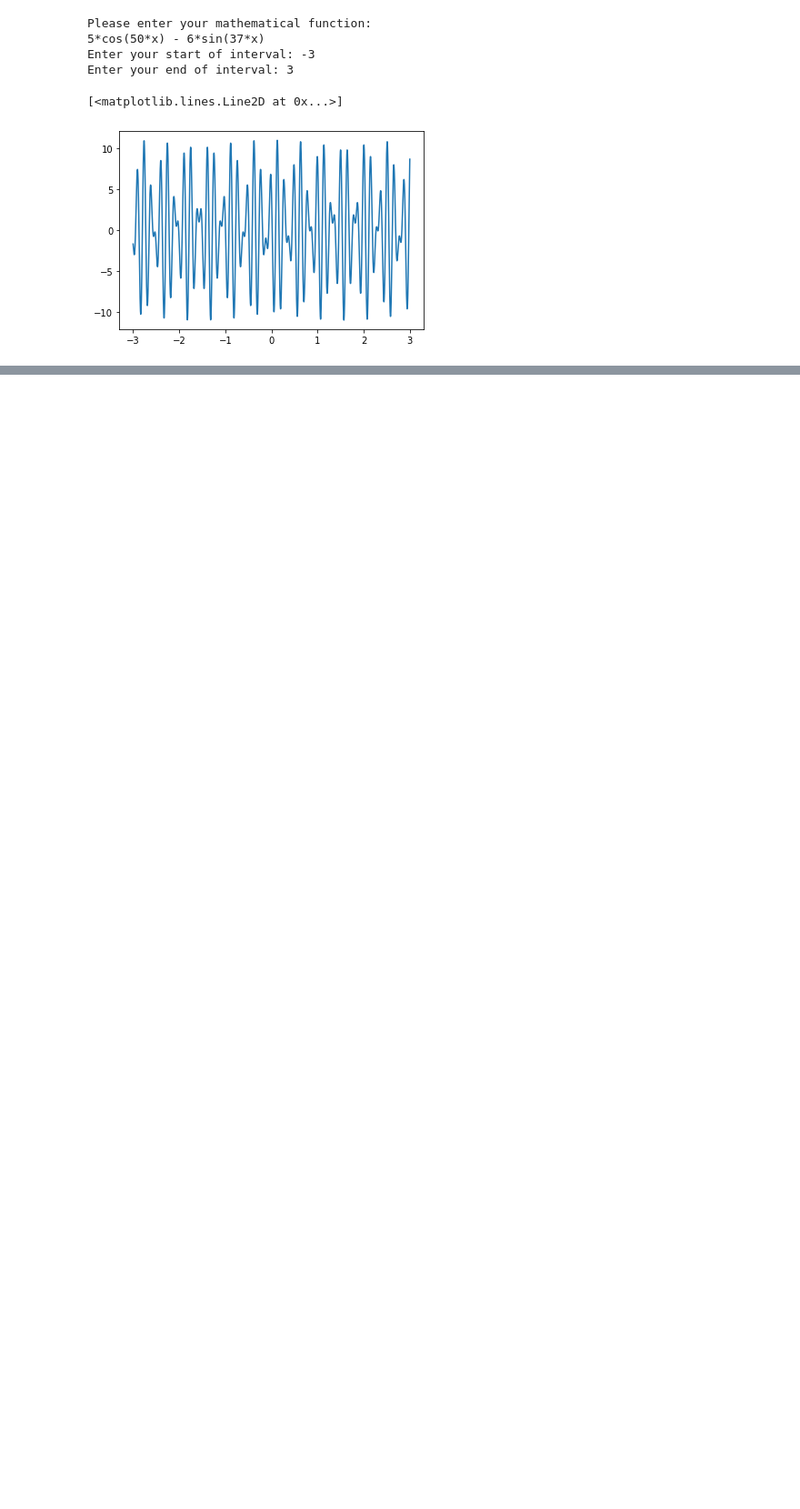
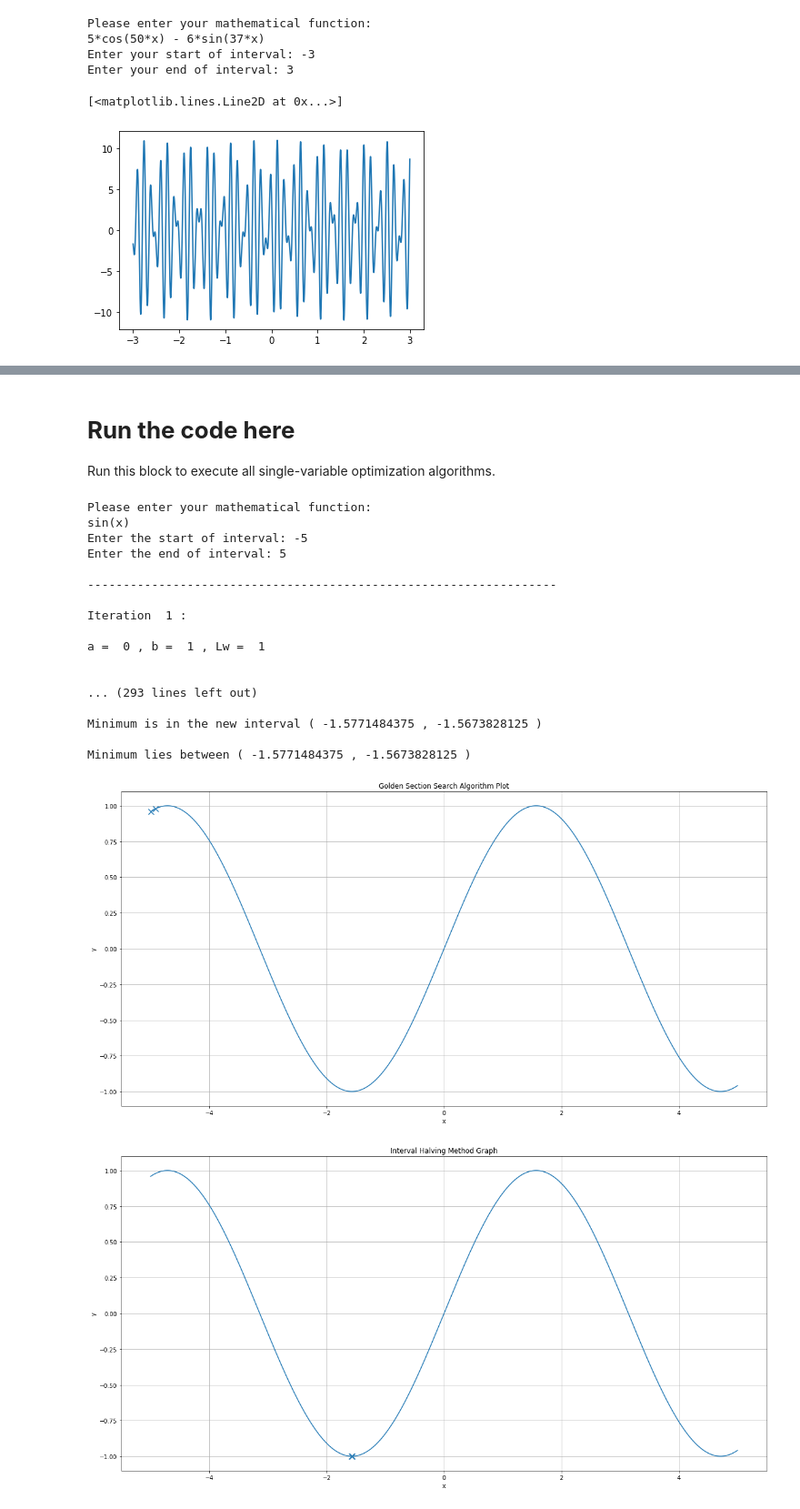
Before and after one commit to newb-dev-1008/Optimization-Algorithms, a Jupyter notebook: Optimization_Algorithms.ipynb, the cells around one changed output, grey strips where cells are left out. Shown: that part at 91% size. Saved outputs shown, nothing was run; the diff lists cells and outputs as text; code cells hidden in the pictures; blank space fills up the shorter version.

```diff
--- a/Optimization_Algorithms.ipynb
+++ b/Optimization_Algorithms.ipynb
@@ -36 +733,40 @@ Enter your end of interval: 3
+# %% [markdown]
+# **Run the code here**
+Run this block to execute all single-variable optimization algorithms.
+# %%
+# Code Initializer
+import numpy as np
+
+s = str(input("Please enter your mathematical function:\n"))    # Input the mathematical expression
+
+a = float(input("Enter the start of interval: "))
+b = float(input("Enter the end of interval: "))
+
+x = np.linspace(a, b, 10000)
+
+GoldenSectionSearch(a, b, x, s)
+
+input("Press any key to continue:\n")
+
+intervalHalving(a, b, x, s)
+# %% [output]
+Please enter your mathematical function:
+sin(x)
+Enter the start of interval: -5
+Enter the end of interval: 5
+
+------------------------------------------------------------------
+
+Iteration  1 :
+
+a =  0 , b =  1 , Lw =  1
+
+
+... (293 lines left out)
+
+Minimum is in the new interval ( -1.5771484375 , -1.5673828125 )
+
+Minimum lies between ( -1.5771484375 , -1.5673828125 )
+[figure, added]
+[figure, added]
 # %%
```
Also changed, not shown: parts of 30 cells of this notebook.
